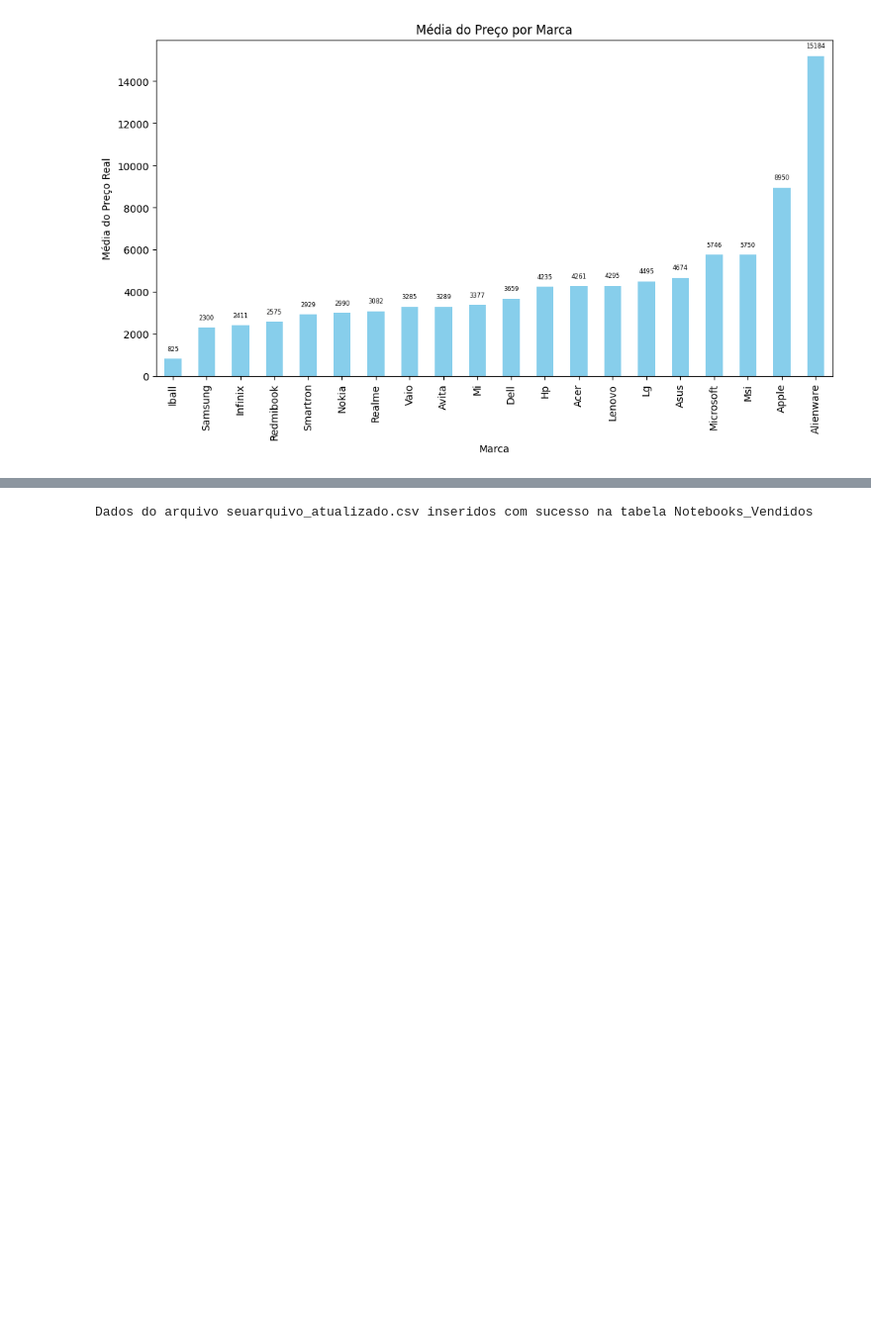
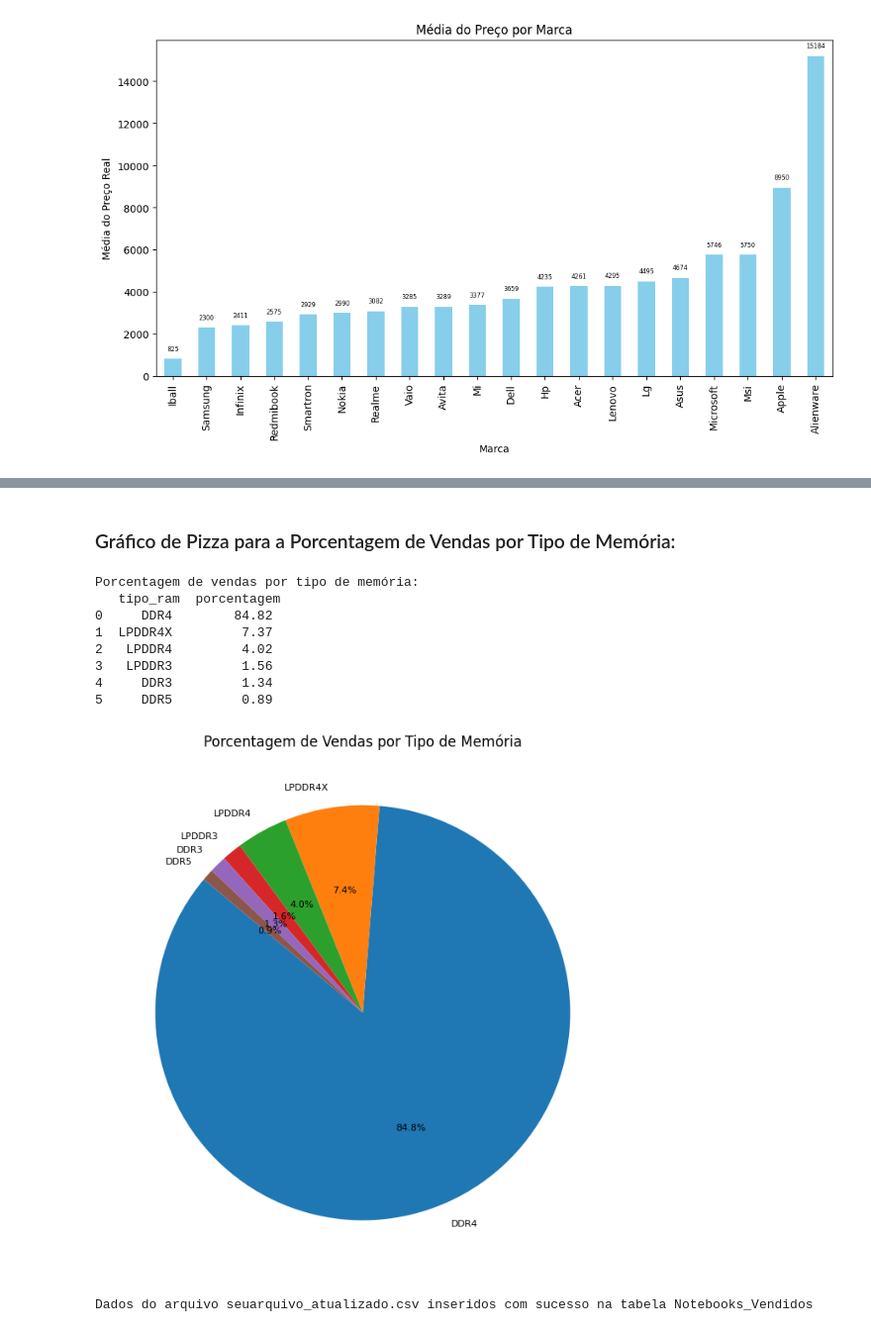
Before and after one commit to NatashaB-randao/Notebook-sales-analysis, a Jupyter notebook: dataImport.ipynb, the cells around one changed output, grey strips where cells are left out. Shown at 99% size. Drawn from its saved outputs; the diff is of its cells as text; code cells hidden in the pictures; blank space fills up the shorter version.

```diff
--- a/dataImport.ipynb
+++ b/dataImport.ipynb
@@ -178,3 +253,37 @@ Name: preco_atual_real, dtype: float64
+# %% [markdown]
+### Gráfico de Pizza para a Porcentagem de Vendas por Tipo de Memória:
+# %%
+import pandas as pd
+import matplotlib.pyplot as plt
+
+# Carregue o arquivo CSV em um DataFrame do pandas
+df = pd.read_csv('seuarquivo_atualizado.csv')
+
+# ... (código para renomear colunas, converter desconto, etc.)
+
+# Calcula a porcentagem de vendas por tipo de memória
+porcentagem_vendas_por_memoria = (df['tipo_ram'].value_counts(normalize=True) * 100).reset_index()
+porcentagem_vendas_por_memoria.columns = ['tipo_ram', 'porcentagem']
+
+# Exibe a porcentagem de vendas por tipo de memória
+print("Porcentagem de vendas por tipo de memória:\n", porcentagem_vendas_por_memoria)
+
+# Gráfico de pizza para visualizar a porcentagem de vendas por tipo de memória
+plt.figure(figsize=(8, 8))
+plt.pie(porcentagem_vendas_por_memoria['porcentagem'], labels=porcentagem_vendas_por_memoria['tipo_ram'], autopct='%1.1f%%', startangle=140, textprops={'fontsize': 8})
+plt.title('Porcentagem de Vendas por Tipo de Memória', fontsize=12)
+
+plt.show()
+# %% [output]
+Porcentagem de vendas por tipo de memória:
+   tipo_ram  porcentagem
+0     DDR4        84.82
+1  LPDDR4X         7.37
+2   LPDDR4         4.02
+3   LPDDR3         1.56
+4     DDR3         1.34
+5     DDR5         0.89
+[figure, added]
 # %%
 # SQLAlchemy: Biblioteca em Python para trabalhar com bancos de dados relacionais, oferecendo uma camada de abstração sobre diferentes DBMS (Data Base Management System)
 
```
Also changed, not shown: parts of 4 cells of this notebook.
